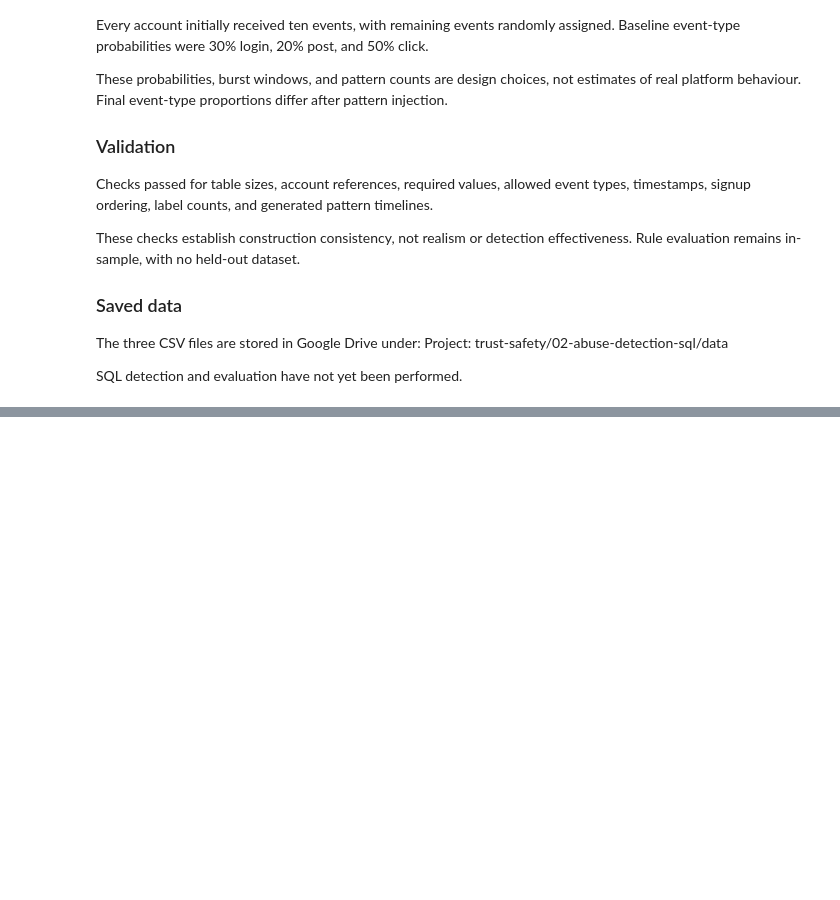
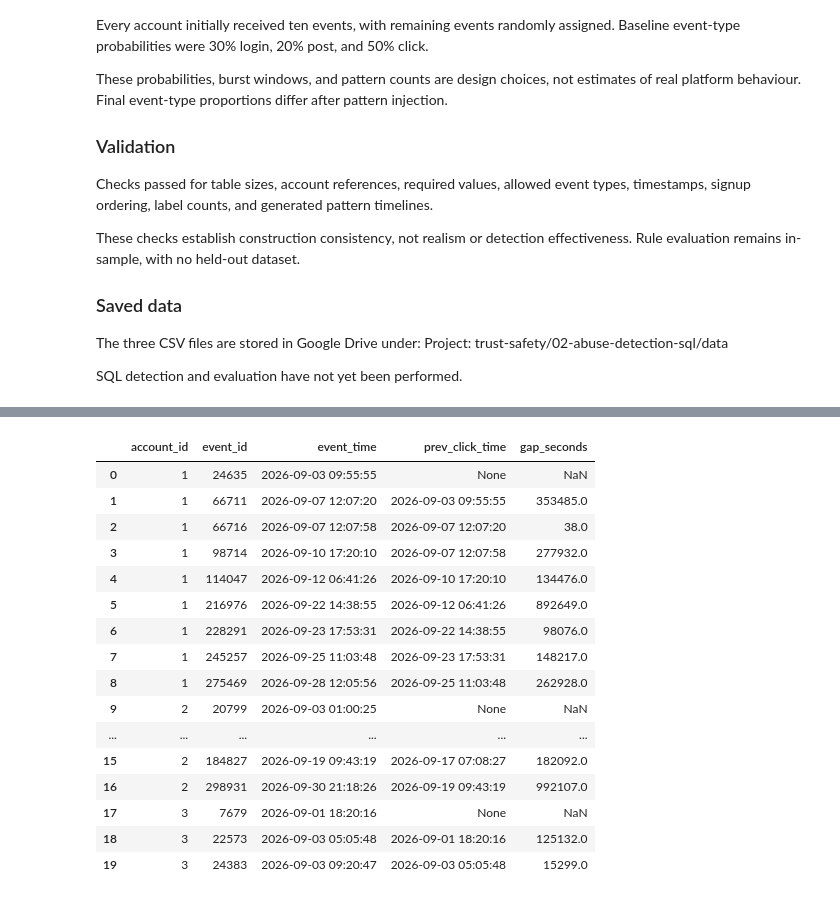
Before and after one commit to WhySoSerious404/trust-safety-analytics, a Jupyter notebook: 02-abuse-detection-sql/abuse_detection_sql.ipynb, the cells around one changed output, grey strips where cells are left out. Drawn from its saved outputs; the diff is of its cells as text; code cells hidden in the pictures; blank space fills up the shorter version.

```diff
--- a/02-abuse-detection-sql/abuse_detection_sql.ipynb
+++ b/02-abuse-detection-sql/abuse_detection_sql.ipynb
@@ -1164,0 +1169,24 @@ SQL detection and evaluation have not yet been performed.
+# %%
+import sqlite3
+
+accounts_sql = pd.read_csv(DATA_DIR / "accounts.csv")
+events_sql = pd.read_csv(DATA_DIR / "events.csv")
+
+conn = sqlite3.connect(":memory:")
+
+accounts_sql.to_sql(
+    "accounts",
+    conn,
+    index=False,
+    if_exists="replace"
+)
+
+events_sql.to_sql(
+    "events",
+    conn,
+    index=False,
+    if_exists="replace"
+)
+
+print("Accounts:", len(accounts_sql))
+print("Events:", len(events_sql))
@@ -1164,0 +1654,28 @@ SQL detection and evaluation have not yet been performed.
+# %%
+pd.read_sql_query("""
+SELECT account_id, event_id, event_time,
+LAG(event_time,1) OVER (PARTITION BY account_id ORDER BY event_time, event_id) AS prev_click_time,
+unixepoch(event_time) - unixepoch(LAG(event_time,1) OVER (PARTITION BY account_id ORDER BY event_time, event_id)) AS gap_seconds
+FROM events
+WHERE event_type = 'click'
+ORDER BY account_id, event_time, event_id
+LIMIT 20;
+""",   conn )
+# %% [output]
+|  | account_id | event_id | event_time | prev_click_time | gap_seconds |
+| 0 | 1 | 24635 | 2026-09-03 09:55:55 | None | NaN |
+| 1 | 1 | 66711 | 2026-09-07 12:07:20 | 2026-09-03 09:55:55 | 353485.0 |
+| 2 | 1 | 66716 | 2026-09-07 12:07:58 | 2026-09-07 12:07:20 | 38.0 |
+| 3 | 1 | 98714 | 2026-09-10 17:20:10 | 2026-09-07 12:07:58 | 277932.0 |
+| 4 | 1 | 114047 | 2026-09-12 06:41:26 | 2026-09-10 17:20:10 | 134476.0 |
+| 5 | 1 | 216976 | 2026-09-22 14:38:55 | 2026-09-12 06:41:26 | 892649.0 |
+| 6 | 1 | 228291 | 2026-09-23 17:53:31 | 2026-09-22 14:38:55 | 98076.0 |
+| 7 | 1 | 245257 | 2026-09-25 11:03:48 | 2026-09-23 17:53:31 | 148217.0 |
+| 8 | 1 | 275469 | 2026-09-28 12:05:56 | 2026-09-25 11:03:48 | 262928.0 |
+| 9 | 2 | 20799 | 2026-09-03 01:00:25 | None | NaN |
+| ... | ... | ... | ... | ... | ... |
+| 15 | 2 | 184827 | 2026-09-19 09:43:19 | 2026-09-17 07:08:27 | 182092.0 |
+| 16 | 2 | 298931 | 2026-09-30 21:18:26 | 2026-09-19 09:43:19 | 992107.0 |
+| 17 | 3 | 7679 | 2026-09-01 18:20:16 | None | NaN |
+| 18 | 3 | 22573 | 2026-09-03 05:05:48 | 2026-09-01 18:20:16 | 125132.0 |
+| 19 | 3 | 24383 | 2026-09-03 09:20:47 | 2026-09-03 05:05:48 | 15299.0 |
```
Also changed, not shown: parts of 80 cells of this notebook.
